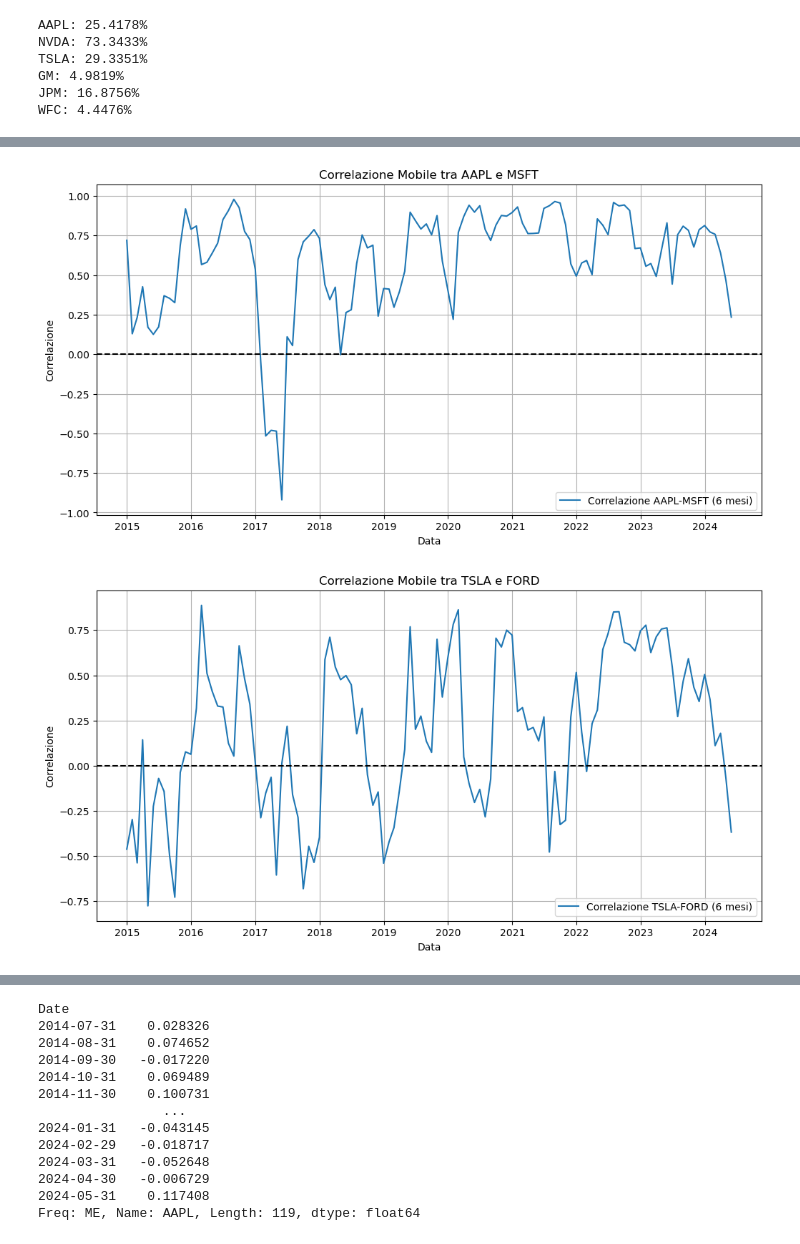
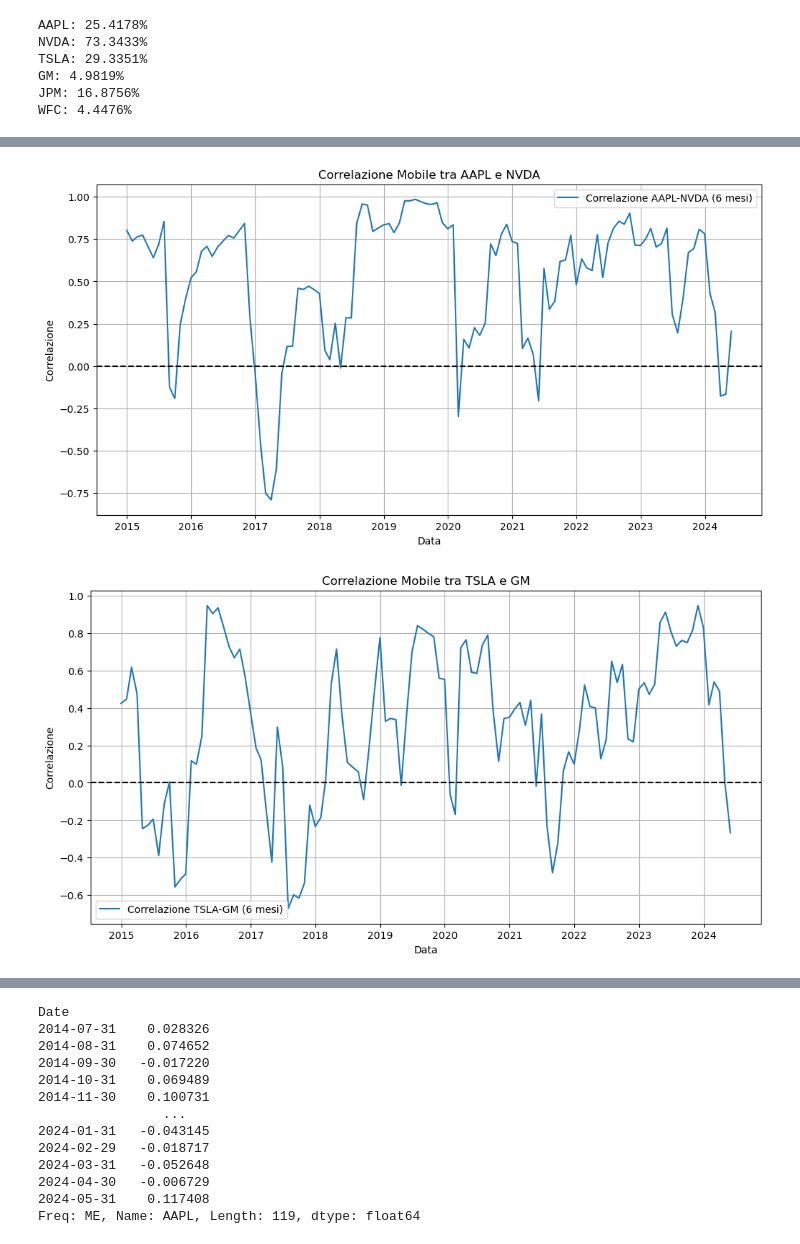
Before and after one commit to ArocchiDS/Business-Intelligence-finance, a Jupyter notebook: BISF_Proyect.ipynb, the cells around one changed output, grey strips where cells are left out. Saved outputs shown, nothing was run; the diff lists cells and outputs as text; code cells hidden in the pictures.

```diff
--- a/BISF_Proyect.ipynb
+++ b/BISF_Proyect.ipynb
@@ -297,27 +340,27 @@ matrice_correlazione
 # %%
-correlazione_temporale = rit_log_mensili_df['AAPL'].rolling(window = 6).corr(rit_log_mensili_df['MSFT'])
+correlazione_temporale = rit_log_mensili_df['AAPL'].rolling(window = 6).corr(rit_log_mensili_df['NVDA'])
 plt.figure(figsize = (12, 6))
-plt.plot(correlazione_temporale, label = 'Correlazione AAPL-MSFT (6 mesi)')
+plt.plot(correlazione_temporale, label = 'Correlazione AAPL-NVDA (6 mesi)')
 plt.axhline(0, color = 'black', linestyle = '--')
-plt.title('Correlazione Mobile tra AAPL e MSFT')
+plt.title('Correlazione Mobile tra AAPL e NVDA')
 plt.xlabel('Data')
 plt.ylabel('Correlazione')
 plt.legend()
 plt.grid(True)
 plt.show()
 # %% [output]
-[figure, old version]
+[figure, new version]
 # %%
-correlazione_temporale = rit_log_mensili_df['TSLA'].rolling(window = 6).corr(rit_log_mensili_df['FORD'])
+correlazione_temporale = rit_log_mensili_df['TSLA'].rolling(window = 6).corr(rit_log_mensili_df['GM'])
 plt.figure(figsize = (12, 6))
-plt.plot(correlazione_temporale, label = 'Correlazione TSLA-FORD (6 mesi)')
+plt.plot(correlazione_temporale, label = 'Correlazione TSLA-GM (6 mesi)')
 plt.axhline(0, color = 'black', linestyle = '--')
-plt.title('Correlazione Mobile tra TSLA e FORD')
+plt.title('Correlazione Mobile tra TSLA e GM')
 plt.xlabel('Data')
 plt.ylabel('Correlazione')
 plt.legend()
 plt.grid(True)
 plt.show()
 # %% [output]
-[figure, old version]
+[figure, new version]
 # %%
```
Also changed, not shown: parts of 21 cells of this notebook.
